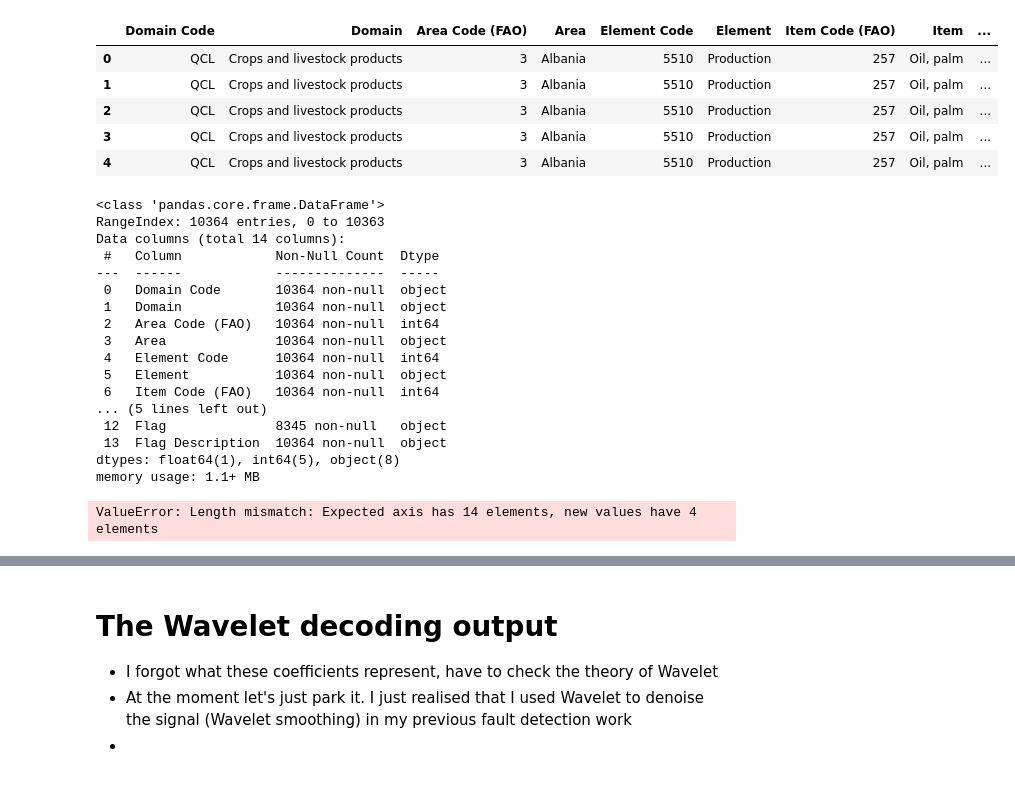
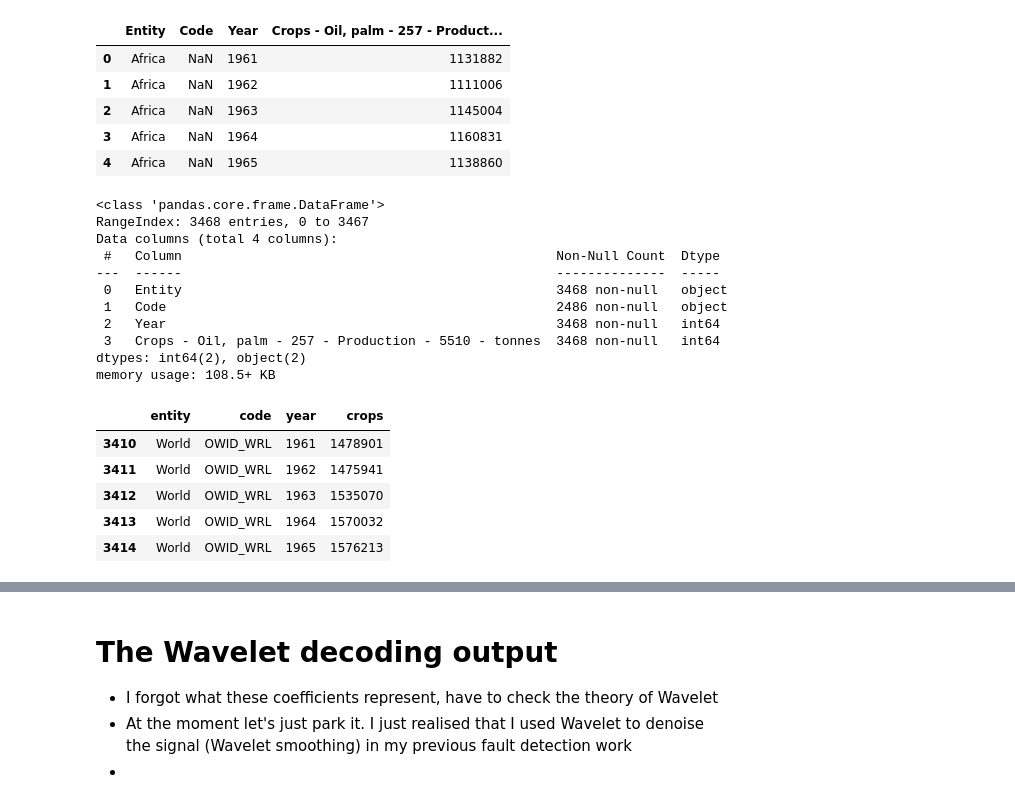
Before and after one commit to mkingopng/palm_olein, a Jupyter notebook: wk-palm_oil_eda.ipynb, the cells around one changed output, grey strips where cells are left out. Saved outputs shown, nothing was run; the diff lists cells and outputs as text; code cells hidden in the pictures.

```diff
--- a/wk-palm_oil_eda.ipynb
+++ b/wk-palm_oil_eda.ipynb
@@ -10,42 +10,41 @@ from scipy.spatial.ckdtree import coo_entries
 
 DATA = 'data'
 # %%
-production = pd.read_csv('data/to_populate_db/oil_palm_yeild_and_production.csv')
+production = pd.read_csv('data/palm-oil-production.csv')
 production.head()
 # %% [output]
-|  | Domain Code | Domain | Area Code (FAO) | Area | Element Code | Element | Item Code (FAO) | Item | ... |
-| 0 | QCL | Crops and livestock products | 3 | Albania | 5510 | Production | 257 | Oil, palm | ... |
-| 1 | QCL | Crops and livestock products | 3 | Albania | 5510 | Production | 257 | Oil, palm | ... |
-| 2 | QCL | Crops and livestock products | 3 | Albania | 5510 | Production | 257 | Oil, palm | ... |
-| 3 | QCL | Crops and livestock products | 3 | Albania | 5510 | Production | 257 | Oil, palm | ... |
-| 4 | QCL | Crops and livestock products | 3 | Albania | 5510 | Production | 257 | Oil, palm | ... |
+|  | Entity | Code | Year | Crops - Oil, palm - 257 - Product... |
+| 0 | Africa | NaN | 1961 | 1131882 |
+| 1 | Africa | NaN | 1962 | 1111006 |
+| 2 | Africa | NaN | 1963 | 1145004 |
+| 3 | Africa | NaN | 1964 | 1160831 |
+| 4 | Africa | NaN | 1965 | 1138860 |
 # %%
 production.info()
 # %% [output]
 <class 'pandas.core.frame.DataFrame'>
-RangeIndex: 10364 entries, 0 to 10363
-Data columns (total 14 columns):
- #   Column            Non-Null Count  Dtype
----  ------            --------------  -----
- 0   Domain Code       10364 non-null  object
- 1   Domain            10364 non-null  object
- 2   Area Code (FAO)   10364 non-null  int64
- 3   Area              10364 non-null  object
- 4   Element Code      10364 non-null  int64
- 5   Element           10364 non-null  object
- 6   Item Code (FAO)   10364 non-null  int64
-... (5 lines left out)
- 12  Flag              8345 non-null   object
- 13  Flag Description  10364 non-null  object
-dtypes: float64(1), int64(5), object(8)
-memory usage: 1.1+ MB
+RangeIndex: 3468 entries, 0 to 3467
+Data columns (total 4 columns):
+ #   Column                                                Non-Null Count  Dtype
+---  ------                                                --------------  -----
+ 0   Entity                                                3468 non-null   object
+ 1   Code                                                  2486 non-null   object
+ 2   Year                                                  3468 non-null   int64
+ 3   Crops - Oil, palm - 257 - Production - 5510 - tonnes  3468 non-null   int64
+dtypes: int64(2), object(2)
+memory usage: 108.5+ KB
 # %%
 production.columns = ['entity', 'code', 'year', 'crops']
-# %% [output]
-ValueError: Length mismatch: Expected axis has 14 elements, new values have 4 elements
 # %%
 world_df = production.loc[production['entity'] == 'World']
 world_df.head()
+# %% [output]
+|  | entity | code | year | crops |
+| 3410 | World | OWID_WRL | 1961 | 1478901 |
+| 3411 | World | OWID_WRL | 1962 | 1475941 |
+| 3412 | World | OWID_WRL | 1963 | 1535070 |
+| 3413 | World | OWID_WRL | 1964 | 1570032 |
+| 3414 | World | OWID_WRL | 1965 | 1576213 |
 # %%
 fig = px.line(world_df, x='year', y='crops', title='Oil Palm Production')
 fig.show()
```
Also changed, not shown: parts of 8 cells of this notebook, 3 other files.
